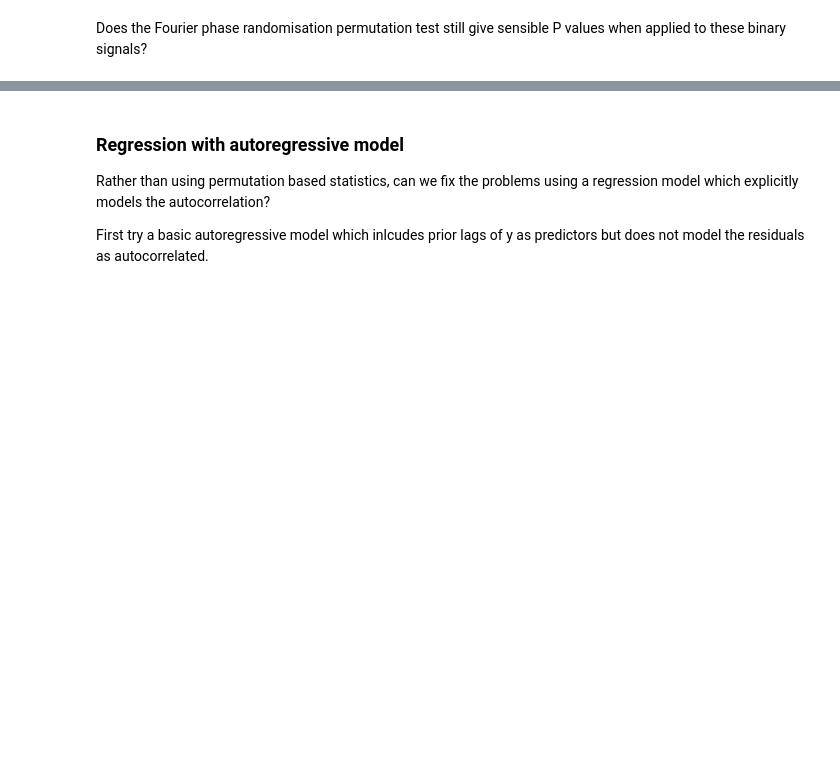
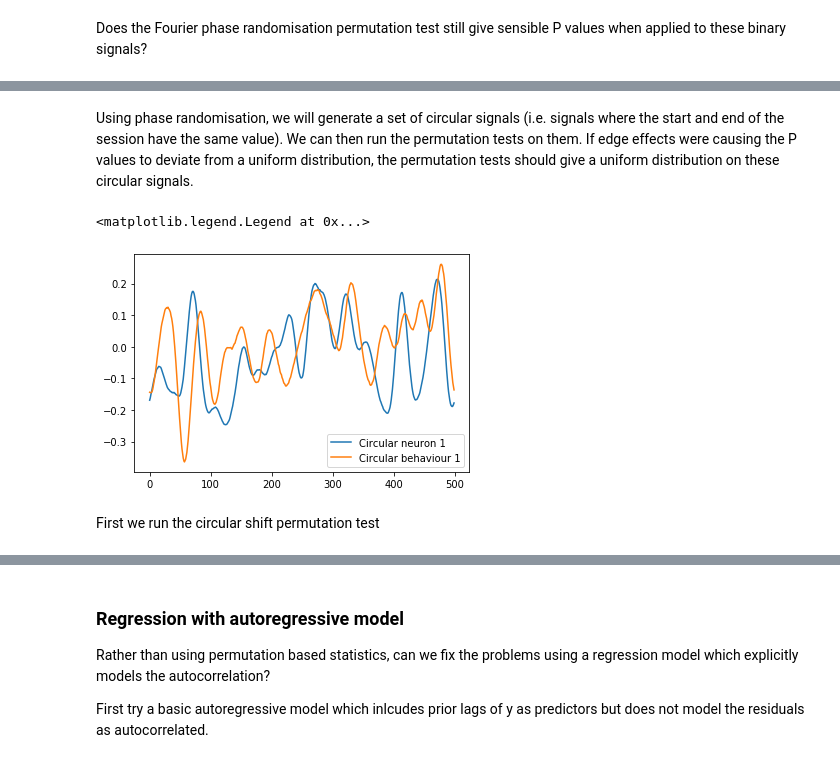
Before and after one commit to ThomasAkam/Regression_autocorrelation, a Jupyter notebook: Regression autocorrelation correction.ipynb, the cells around one changed output, grey strips where cells are left out. Saved outputs shown, nothing was run; the diff lists cells and outputs as text; code cells hidden in the pictures; blank space fills up the shorter version.

```diff
--- a/Regression autocorrelation correction.ipynb
+++ b/Regression autocorrelation correction.ipynb
@@ -224,0 +261,14 @@ It turns out that the phase randomisation permutation works just as well with th
+# %% [markdown]
+Using phase randomisation, we will generate a set of circular signals (i.e. signals where the start and end of the session have the same value).  We can then run the permutation tests on them.  If edge effects were causing the P values to deviate from a uniform distribution, the permutation tests should give a uniform distribution on these circular signals.
+# %%
+a_cir = np.vstack([randomise_phase(a_cor[i,:]) for i in range(n_neurons)])
+b_cir = np.vstack([randomise_phase(b_cor[i,:]) for i in range(n_behaviour)])
+
+plt.plot(a_cir[0,:], label='Circular neuron 1')
+plt.plot(b_cir[0,:], label='Circular behaviour 1')
+plt.legend()
+# %% [output]
+<matplotlib.legend.Legend at 0x...>
+[figure, added]
+# %% [markdown]
+First we run the circular shift permutation test
```
Also changed, not shown: parts of 27 cells of this notebook.
